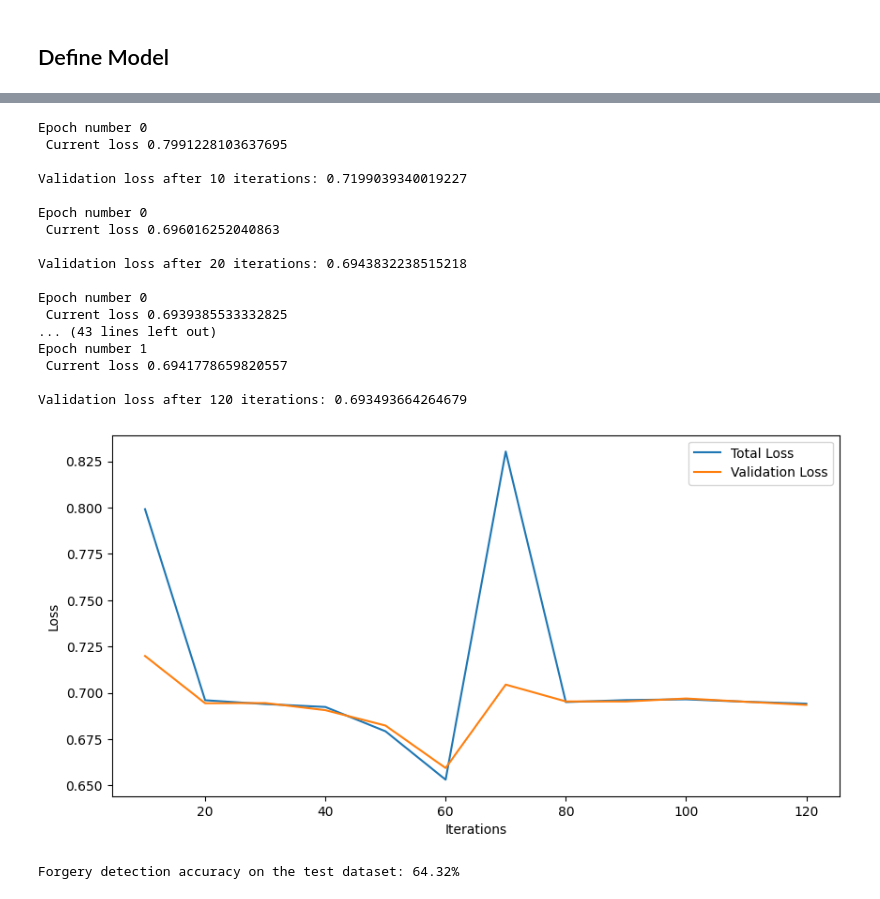
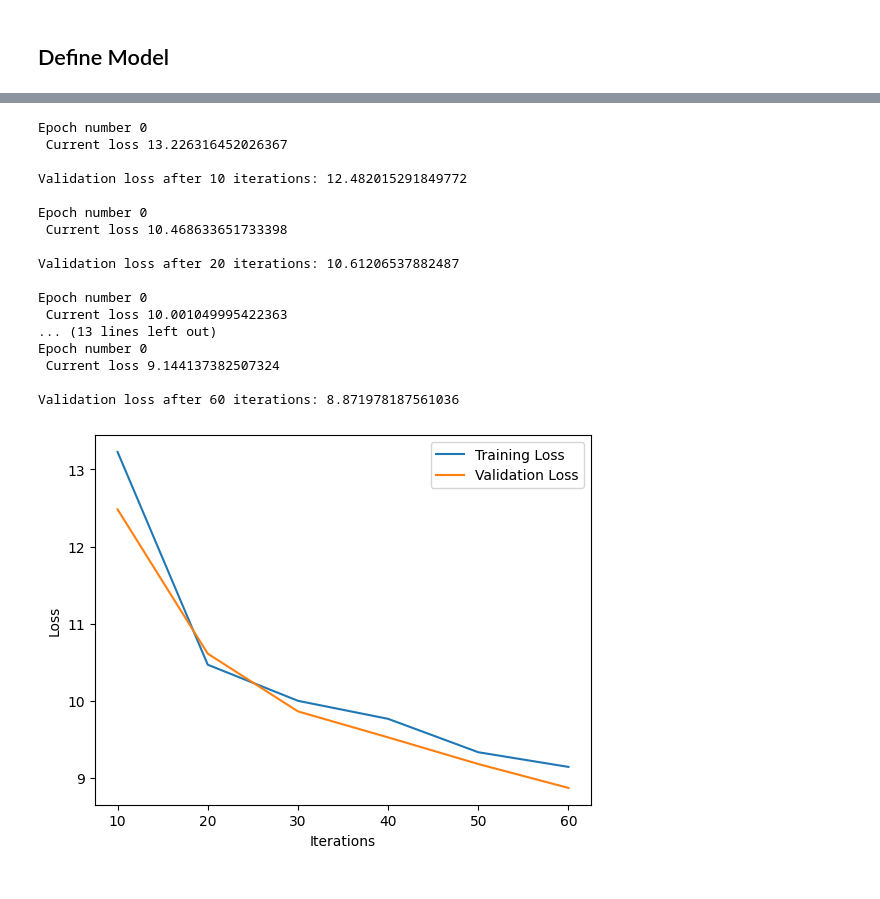
Before and after one commit to Schmiddi3110/DeepVisionProject, a Jupyter notebook: DeepVisionProject.ipynb, the cells around one changed output, grey strips where cells are left out. Saved outputs shown, nothing was run; the diff lists cells and outputs as text; code cells hidden in the pictures.

```diff
--- a/DeepVisionProject.ipynb
+++ b/DeepVisionProject.ipynb
@@ -302,29 +302,31 @@ torch.save(face_net.state_dict(), 'checkpoints/face_net.pt')
 # %%
 import MultitaskSignatureNet
 
 signature_train_loader = DataLoader(signature_train_dataset, shuffle=True, num_workers=8, batch_size=1024)
 signature_valid_loader = DataLoader(signature_valid_dataset, shuffle=True, num_workers=8, batch_size=1024)
 
-signature_net = MultitaskSignatureNet.SignatureNet().cuda()
+signature_net = MultitaskSignatureNet.SiameseSignatureNetwork().cuda()
+criterion = ContrastiveLoss()
+
 optimizer = optim.Adam(signature_net.parameters(), lr = 0.0005)
-signature_net.train_network(signature_train_loader, signature_valid_loader, signature_net, optimizer, epochs=2)
+signature_net.train_network(signature_train_loader, signature_valid_loader, signature_net, optimizer, criterion, epochs=1)
 # %% [output]
 Epoch number 0
- Current loss 0.7991228103637695
+ Current loss 13.226316452026367
 
-Validation loss after 10 iterations: 0.7199039340019227
+Validation loss after 10 iterations: 12.482015291849772
 
 Epoch number 0
- Current loss 0.696016252040863
+ Current loss 10.468633651733398
 
-Validation loss after 20 iterations: 0.6943832238515218
+Validation loss after 20 iterations: 10.61206537882487
 
 Epoch number 0
- Current loss 0.6939385533332825
-... (43 lines left out)
-Epoch number 1
- Current loss 0.6941778659820557
+ Current loss 10.001049995422363
+... (13 lines left out)
+Epoch number 0
+ Current loss 9.144137382507324
 
-Validation loss after 120 iterations: 0.693493664264679
+Validation loss after 60 iterations: 8.871978187561036
-[figure, old version]
+[figure, new version]
 # %%
@@ -332,7 +333,0 @@ torch.save(face_net.state_dict(), 'checkpoints/signature_net.pt')
-# %%
-signature_test_loader = DataLoader(signature_test_dataset, shuffle=True, num_workers=8, batch_size=128)
-
-accuracy = signature_net.compute_accuracy(signature_test_loader, signature_net)
-print(f"Forgery detection accuracy on the test dataset: {accuracy:.2f}%")
-# %% [output]
-Forgery detection accuracy on the test dataset: 64.32%
```
Also changed, not shown: parts of 6 cells of this notebook, 3 other files.
